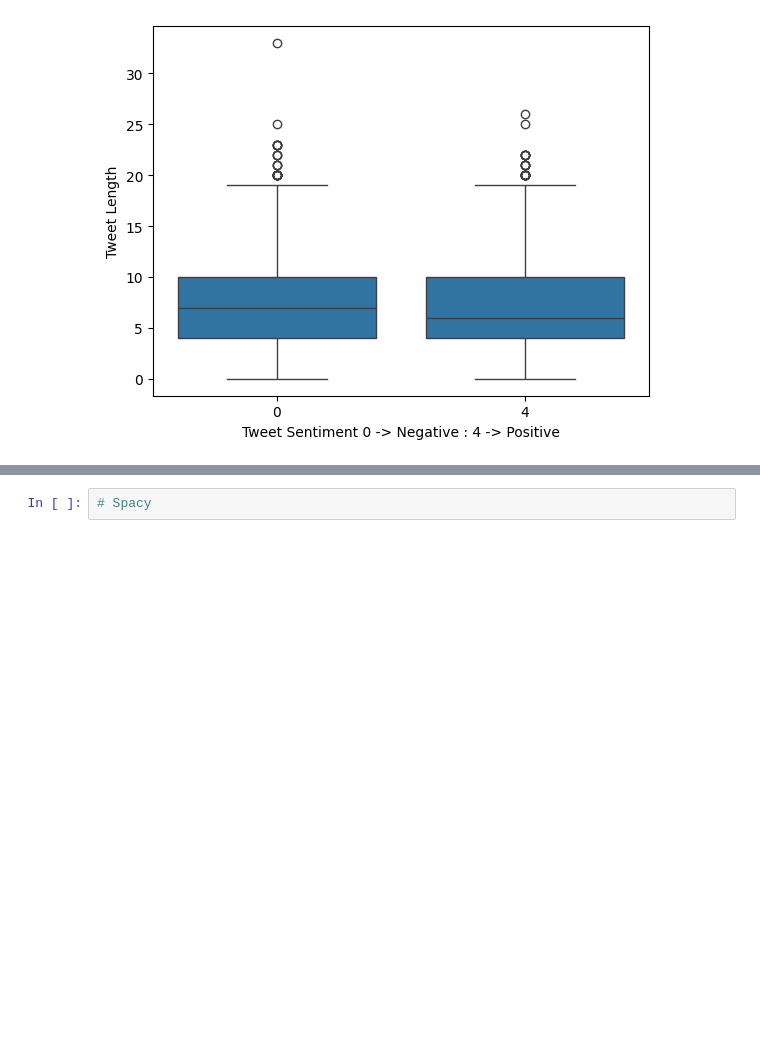
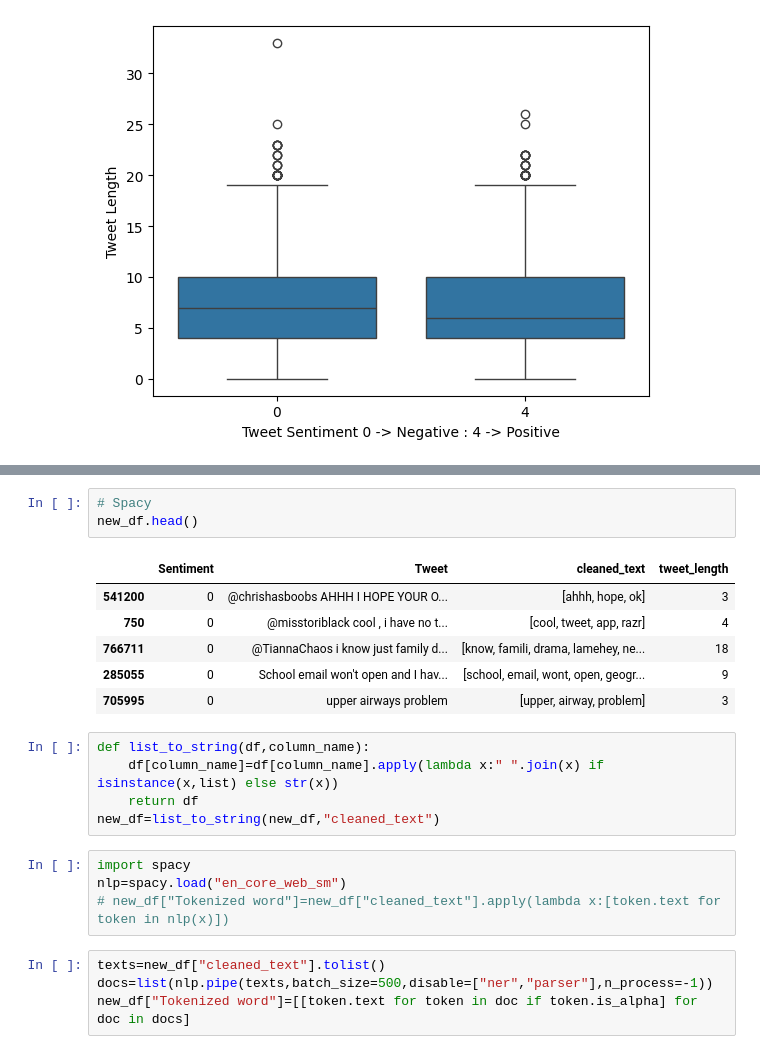
Before and after one commit to Pranjwal-Jha/Twitter-Sentiment, a Jupyter notebook: twitter.ipynb, the cells around one changed output, grey strips where cells are left out. Cells and saved outputs as stored; diff of their text form; blank space fills up the shorter version.

```diff
--- a/twitter.ipynb
+++ b/twitter.ipynb
@@ -128,2 +133,23 @@ plt.show()
 # %%
 # Spacy
+new_df.head()
+# %% [output]
+|  | Sentiment | Tweet | cleaned_text | tweet_length |
+| 541200 | 0 | @chrishasboobs AHHH I HOPE YOUR O... | [ahhh, hope, ok] | 3 |
+| 750 | 0 | @misstoriblack cool , i have no t... | [cool, tweet, app, razr] | 4 |
+| 766711 | 0 | @TiannaChaos i know just family d... | [know, famili, drama, lamehey, ne... | 18 |
+| 285055 | 0 | School email won't open and I hav... | [school, email, wont, open, geogr... | 9 |
+| 705995 | 0 | upper airways problem | [upper, airway, problem] | 3 |
+# %%
+def list_to_string(df,column_name):
+    df[column_name]=df[column_name].apply(lambda x:" ".join(x) if isinstance(x,list) else str(x))
+    return df
+new_df=list_to_string(new_df,"cleaned_text")
+# %%
+import spacy
+nlp=spacy.load("en_core_web_sm")
+# new_df["Tokenized word"]=new_df["cleaned_text"].apply(lambda x:[token.text for token in nlp(x)])
+# %%
+texts=new_df["cleaned_text"].tolist()
+docs=list(nlp.pipe(texts,batch_size=500,disable=["ner","parser"],n_process=-1))
+new_df["Tokenized word"]=[[token.text for token in doc if token.is_alpha] for doc in docs]
```
Also changed, not shown: parts of 4 cells of this notebook.
